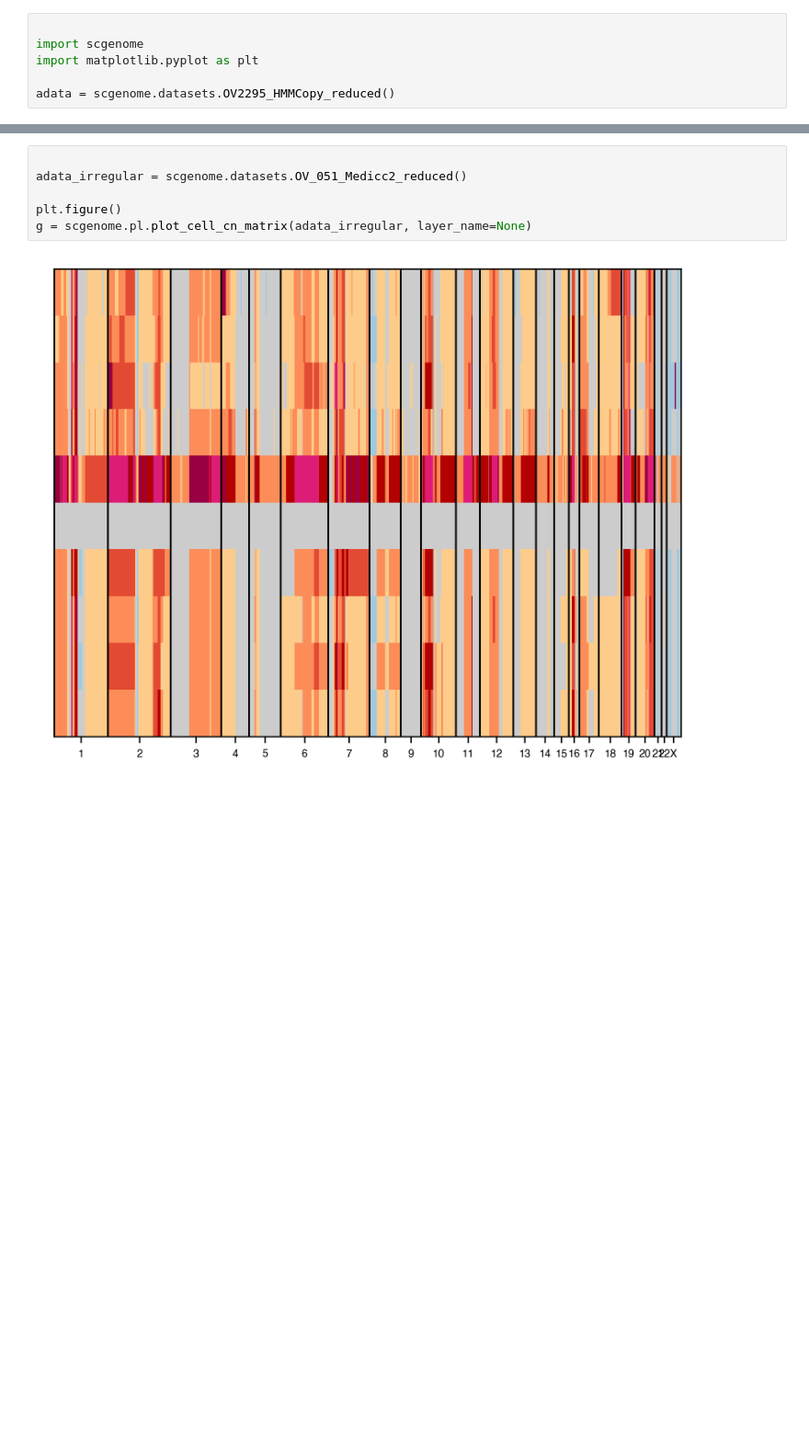
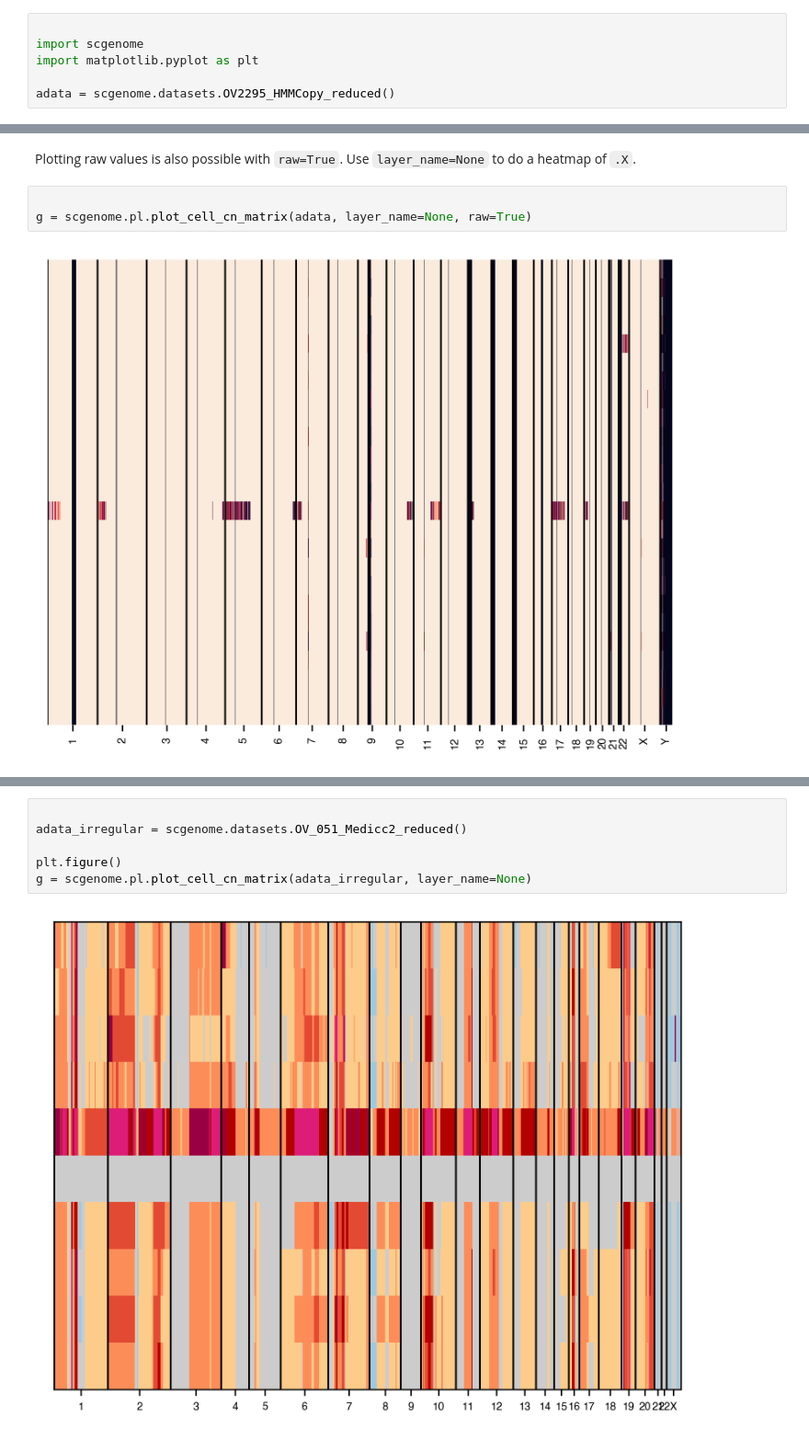
Before and after one commit to shahcompbio/scgenome-deprecated, a Jupyter notebook: docs/notebooks/heatmap.ipynb, the cells around one changed output, grey strips where cells are left out. Shown at 92% size. Saved outputs shown, nothing was run; the diff lists cells and outputs as text; blank space fills up the shorter version.

```diff
--- a/docs/notebooks/heatmap.ipynb
+++ b/docs/notebooks/heatmap.ipynb
@@ -15,2 +24,10 @@ g = scgenome.pl.plot_cell_cn_matrix(adata)
+# %% [markdown]
+
+Plotting raw values is also possible with `raw=True`.  Use `layer_name=None` to do a heatmap of `.X`.
+# %%
+
+g = scgenome.pl.plot_cell_cn_matrix(adata, layer_name=None, raw=True)
+# %% [output]
+[figure, added]
 # %% [markdown]
 
```
Also changed, not shown: parts of 9 cells of this notebook, 6 other files.
